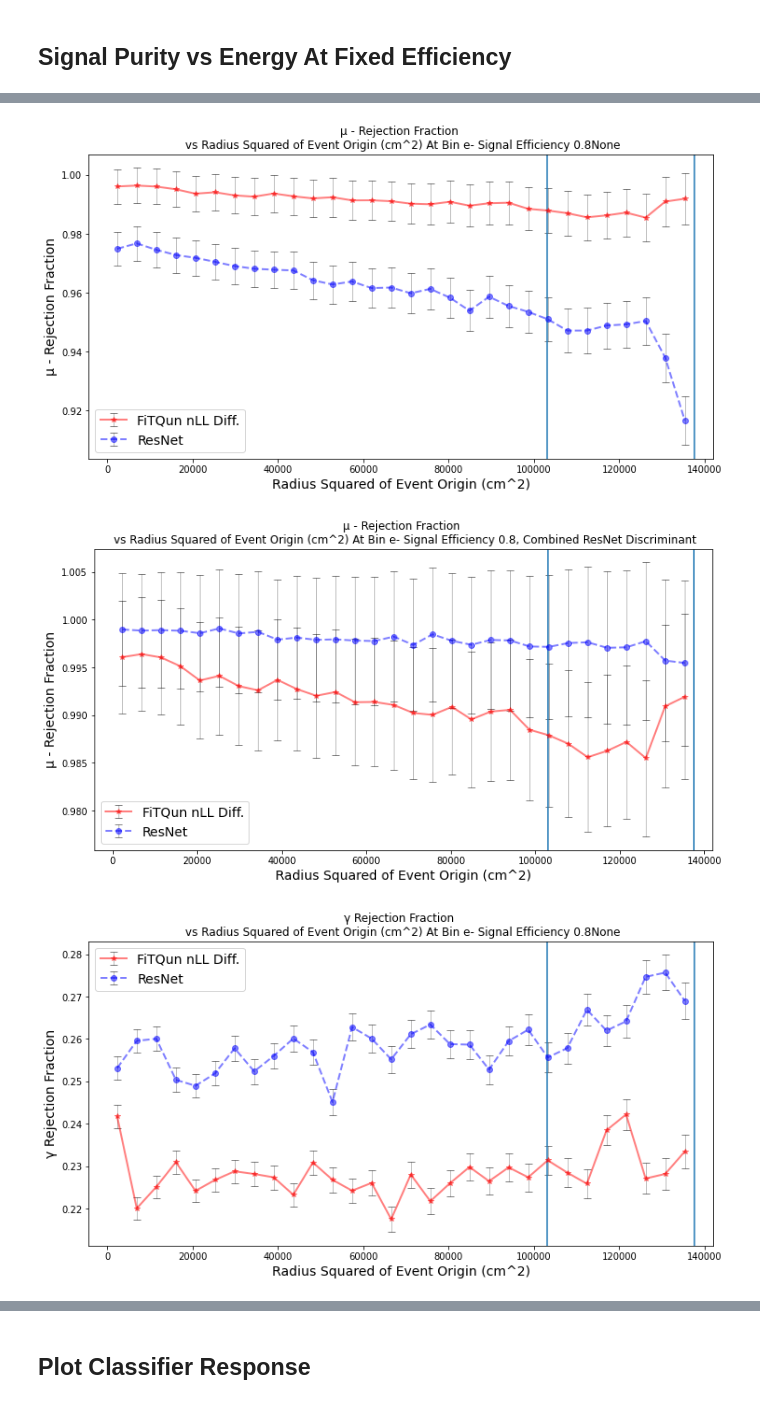
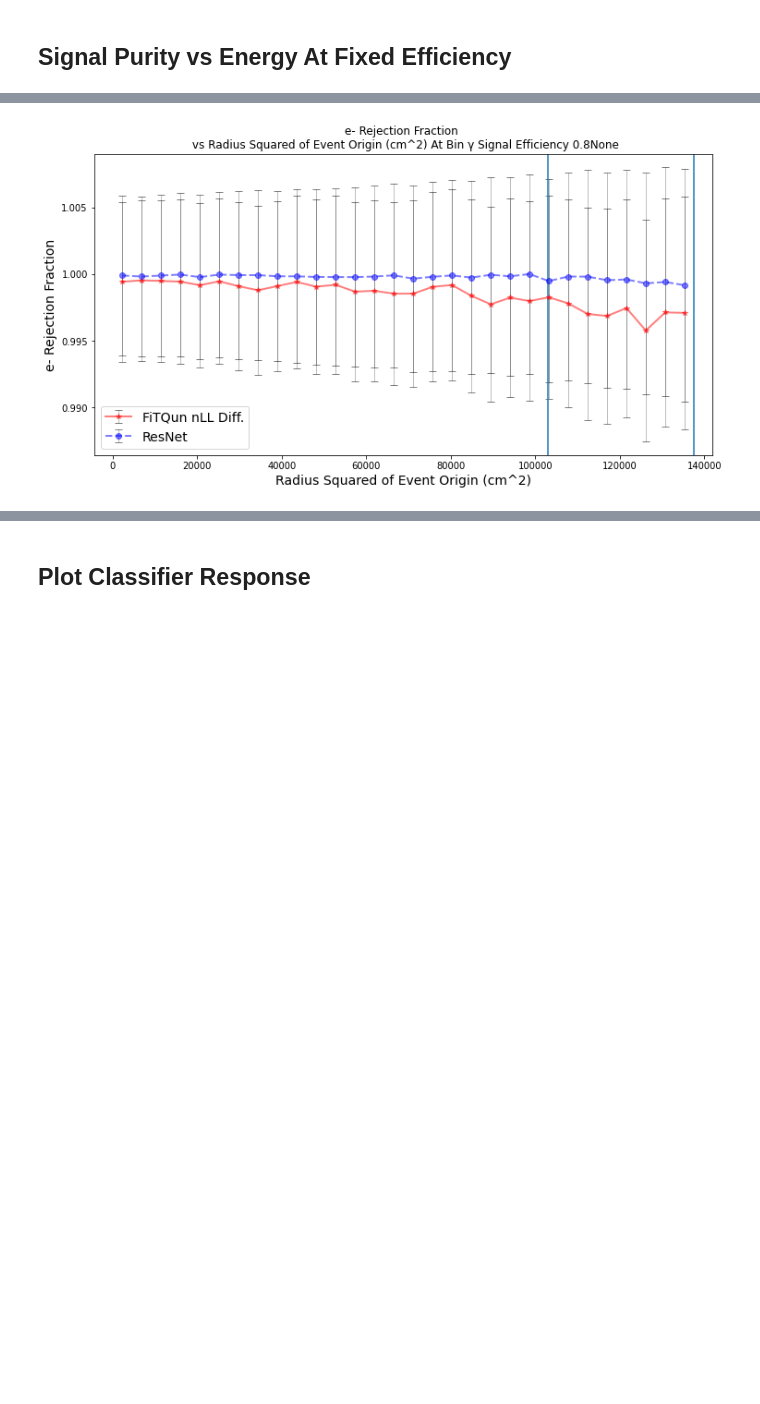
Before and after one commit to WatChMaL/CNN, a Jupyter notebook: ResNet_Analysis/Muons vs e-gamma.ipynb, the cells around one changed output, grey strips where cells are left out. Cells and saved outputs as stored; diff of their text form; code cells hidden in the pictures; blank space fills up the shorter version.

```diff
--- a/ResNet_Analysis/Muons vs e-gamma.ipynb
+++ b/ResNet_Analysis/Muons vs e-gamma.ipynb
@@ -69,4 +69,4 @@ fig = plot_multiple_confusion_matrix([output['labels'] for output in test_output
 # %%
-preferred_run=test_output[2]
+preferred_run=test_output[preferred_run_idx]
 plot_confusion_matrix(preferred_run['labels'],preferred_run['predicted_labels'],['\u03B3/e-','\u03BC -'],title=run_names[preferred_run_idx])
 # %% [output]
@@ -196,0 +88,2 @@ Success! We now have a FiTQun output set in the same order as the h5 test set
+# %%
+fq_rootfiles, fq_eventids, fq_flag, fq_scores, fq_mom, fq_labels = load_fq_output(os.path.join(npz_path,'fq_mapping_idxs.npz'), os.path.join(npz_path,'fq_failed_idxs.npz'), idx_file_paths[preferred_run_idx], os.path.join(os.getcwd(),'Pointnet_Cut_Indices/pointnet_cut_indices.npz'), cut_names[preferred_run_idx])
@@ -272,24 +146,24 @@ preferred_run['softmax'].shape
 # %%
 ##Binning in Energy
-scores = [fq_scores, preferred_run['softmax'], fq_scores, collapsed_sm, fq_scores, collapsed_sm, -fq_scores, preferred_run['softmax']]
-labels = [fq_labels for _ in range(len(scores))]
-binning_features = [shifted_energies,shifted_energies,np.clip(fq_mom[:,0], 0, 1000),shifted_energies]
+scores = [fq_scores, preferred_run['softmax']]
+labels = [fq_labels, np.where(fq_labels>0,fq_labels-1,fq_labels)]
+binning_features = [shifted_energies]
 feature_labels = ['Energy above Cherenkov Threshold (MeV)', 'Energy above Cherenkov Threshold (MeV)','FiTQun Reconstructed Electron Momentum (MeV)','Energy above Cherenkov Threshold (MeV)']
 title_notes = ['',', Combined ResNet Discriminant',', Combined ResNet Discriminant','']
-pos_labels = ['e','e','e','e']
-neg_labels = ['mu','mu','mu','gamma']
+pos_labels = ['e']
+neg_labels = ['mu']
 img_names=['rejection_vs_e.pdf','rejection_vs_e_combined_disc.pdf', 'rejection_vs_recon_e_combined_disc.pdf', 'e_gamma_rejection_vs_e.pdf']
 for i in range(len(pos_labels)):
     fig, ax = plt.subplots(figsize=(12,6))
     plot_binned_performance(scores[2*i],
             labels[2*i],
             binning_features[i],
-            feature_labels[i],
-            0.8, 30, softmax_index_dict, pos_labels[i],neg_labels[i],metric='rejection',marker='*-',color='r',ax=ax )
+            labels[0],
+            0.8, 30, softmax_index_dict, 'e','mu',metric='rejection',marker='*-',color='r',ax=ax )
     plot_binned_performance(scores[2*i+1],
             labels[2*i+1],
             binning_features[i],
             feature_labels[i],
-            0.8, 30, softmax_index_dict, pos_labels[i],neg_labels[i],metric='rejection',marker='o--',color='b',ax=ax,title_note=title_notes[i] )
+            0.8, 30, softmax_index_dict, 'gamma','e',metric='rejection',marker='o--',color='b',ax=ax,title_note=title_notes[i] )
     ax.legend(['FiTQun nLL Diff.','ResNet'],fontsize=14)
 # %% [output]
@@ -335,35 +218,48 @@ for i in range(len(pos_labels)):
 # %%
 #Binning in origin radius squared
 test_radius_incl_all = np.load('event_radii.npz')['test_radii']
-test_radius_incl_flagged = np.delete(test_radius_incl_all, fq_failed_idxs)
-test_radius = np.delete(test_radius_incl_flagged, fq_flagged_idxs)
-if fq_dset=='vetoed': test_radius = np.delete(test_radius, vetoed_idxs)
+filtered_indices = np.load("/fast_scratch/WatChMaL/data/IWCD_fulltank_300_pe_idxs.npz", allow_pickle=True)
+test_filtered_indices = filtered_indices['test_idxs']
 
-scores = [fq_scores, preferred_run['softmax'], fq_scores, collapsed_sm, -fq_scores, preferred_run['softmax'] ]
-labels = [fq_labels for _ in range(len(scores))]
-binning_features = [test_radius**2,test_radius**2,test_radius**2]
+idx_dic = {}
+for i, idx in enumerate(test_filtered_indices):
+    idx_dic[idx] = i
+
+test_idxs = np.load(idx_file_paths[preferred_run_idx], allow_pickle=True)['test_idxs']
+
+keep_idxs = []
+
+for idx in test_idxs:
+    try:
+        keep_idxs.append(idx_dic[idx])
+    except KeyError:
+        pass
+
+test_radius = apply_cuts(test_radius_incl_all[keep_idxs], test_idxs, os.path.join(os.getcwd(),'Pointnet_Cut_Indices/pointnet_cut_indices.npz'),cut_names[preferred_run_idx])
+
+scores = [fq_scores, preferred_run['softmax']]
+labels = [fq_labels,np.where(fq_labels>0,fq_labels-1,fq_labels)]
+binning_features = [test_radius**2]
 feature_labels = ['Radius Squared of Event Origin (cm^2)' for _ in range(3)]
 title_notes = [None,', Combined ResNet Discriminant',None]
-pos_labels = ['e','e','e']
-neg_labels = ['mu','mu','gamma']
+pos_labels = ['e']
+neg_labels = ['mu',]
 img_names=['rejection_vs_radius.pdf','rejection_vs_radius_combined_disc.pdf', 'e_gamma_rejection_vs_radius.pdf']
 for i in range(len(pos_labels)):
     fig, ax = plt.subplots(figsize=(12,6))
     plot_binned_performance(scores[2*i],
             labels[2*i],
             binning_features[i],
             feature_labels[i],
             0.8, 30, softmax_index_dict, pos_labels[i],neg_labels[i],metric='rejection',marker='*-',color='r',ax=ax )
     plot_binned_performance(scores[2*i+1],
             labels[2*i+1],
             binning_features[i],
             feature_labels[i],
-            0.8, 30, softmax_index_dict, pos_labels[i],neg_labels[i],metric='rejection',marker='o--',color='b',ax=ax,title_note=title_notes[i] )
+            0.8, 30, softmax_index_dict, 'gamma','e',metric='rejection',marker='o--',color='b',ax=ax,title_note=title_notes[i] )
     ax.legend(['FiTQun nLL Diff.','ResNet'],fontsize=14)
     plt.axvline(x=371**2)
     plt.axvline(x=321**2)
     plt.savefig(os.path.join(os.getcwd(),'plot_images',img_names[i]))
 # %% [output]
-[figure, old version]
+[figure, new version]
-[figure, removed]
-[figure, removed]
```
Also changed, not shown: parts of 26 cells of this notebook, 8 other files.
